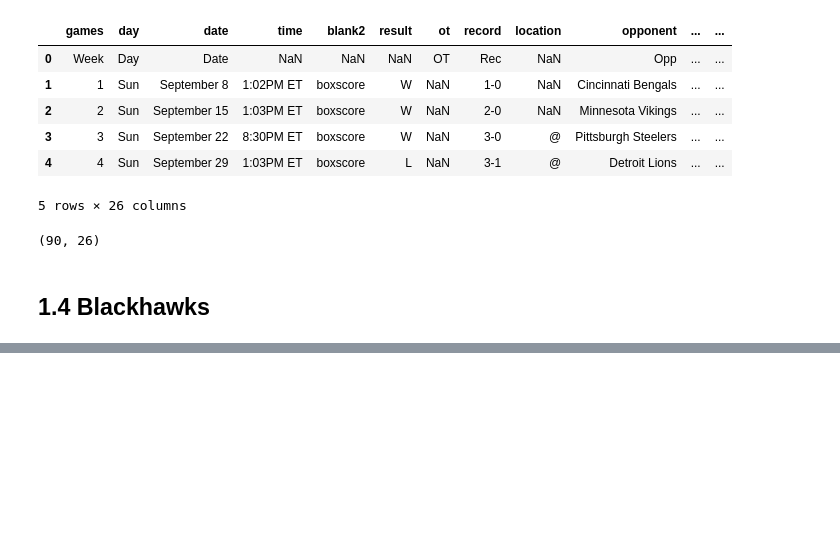
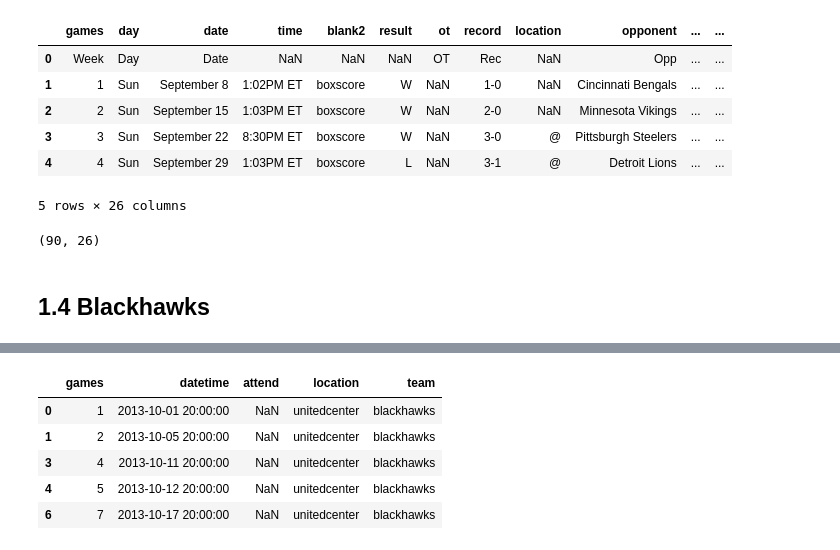
Before and after one commit to mkduchak/divvydataproject, a Jupyter notebook: 0b_scraping_seasons.ipynb, the cells around one changed output, grey strips where cells are left out. Drawn from its saved outputs; the diff is of its cells as text; code cells hidden in the pictures; blank space fills up the shorter version.

```diff
--- a/0b_scraping_seasons.ipynb
+++ b/0b_scraping_seasons.ipynb
@@ -195,0 +250,19 @@ gamecolumns = ['games','date','time','locations','opponent','pts','oppts','resul
+# %%
+hawksdata = pd.read_pickle('/home/michael/Documents/Projects/divvydataproject/data/SportballGames/hawks.pkl')
+hawksdata = hawksdata[hawksdata['Unnamed: 3'] != '@']
+hawksdata = hawksdata[hawksdata['Date'] != 'Date']
+hawksdata['datetimeraw'] = hawksdata['Date'] + ' ' + hawksdata['Time']
+hawksdata['datetime'] = pd.to_datetime(hawksdata['datetimeraw'])
+hawksdata['datetime'] = hawksdata['datetime'].dt.round('H')
+hawksdata = hawksdata[['GP','datetime','Att.']]
+hawksdata.columns = ['games','datetime','attend']
+hawksdata['location'] = 'unitedcenter'
+hawksdata['team'] = 'blackhawks'
+hawksdata.head()
+# %% [output]
+|  | games | datetime | attend | location | team |
+| 0 | 1 | 2013-10-01 20:00:00 | NaN | unitedcenter | blackhawks |
+| 1 | 2 | 2013-10-05 20:00:00 | NaN | unitedcenter | blackhawks |
+| 3 | 4 | 2013-10-11 20:00:00 | NaN | unitedcenter | blackhawks |
+| 4 | 5 | 2013-10-12 20:00:00 | NaN | unitedcenter | blackhawks |
+| 6 | 7 | 2013-10-17 20:00:00 | NaN | unitedcenter | blackhawks |
```
Also changed, not shown: parts of 16 cells of this notebook.
